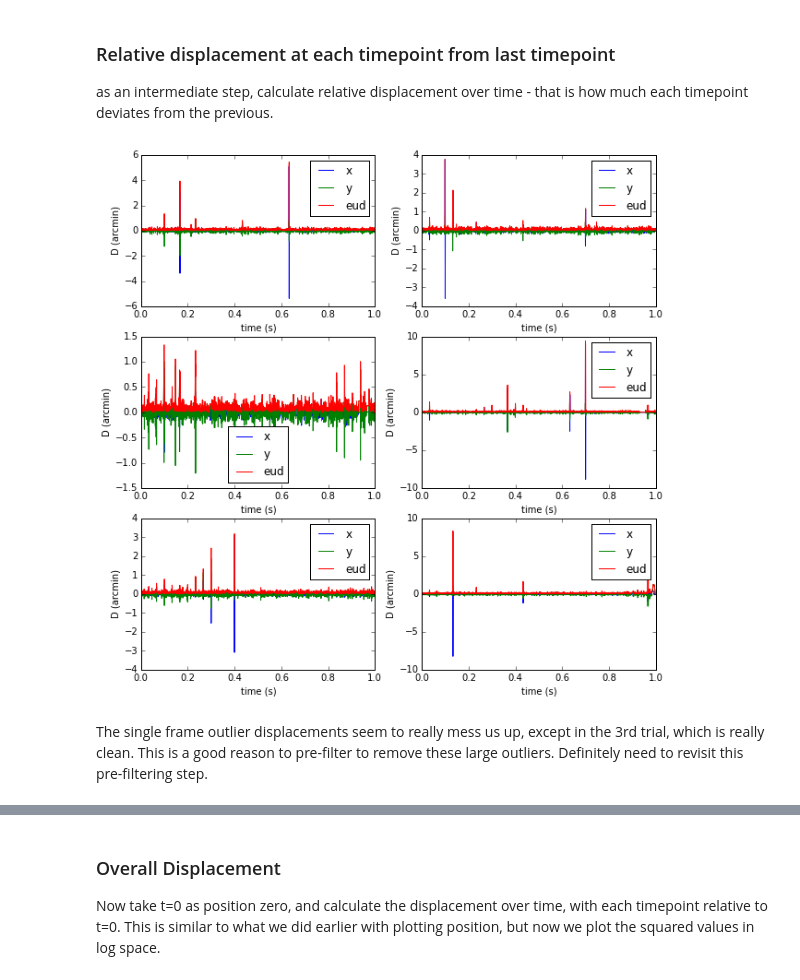
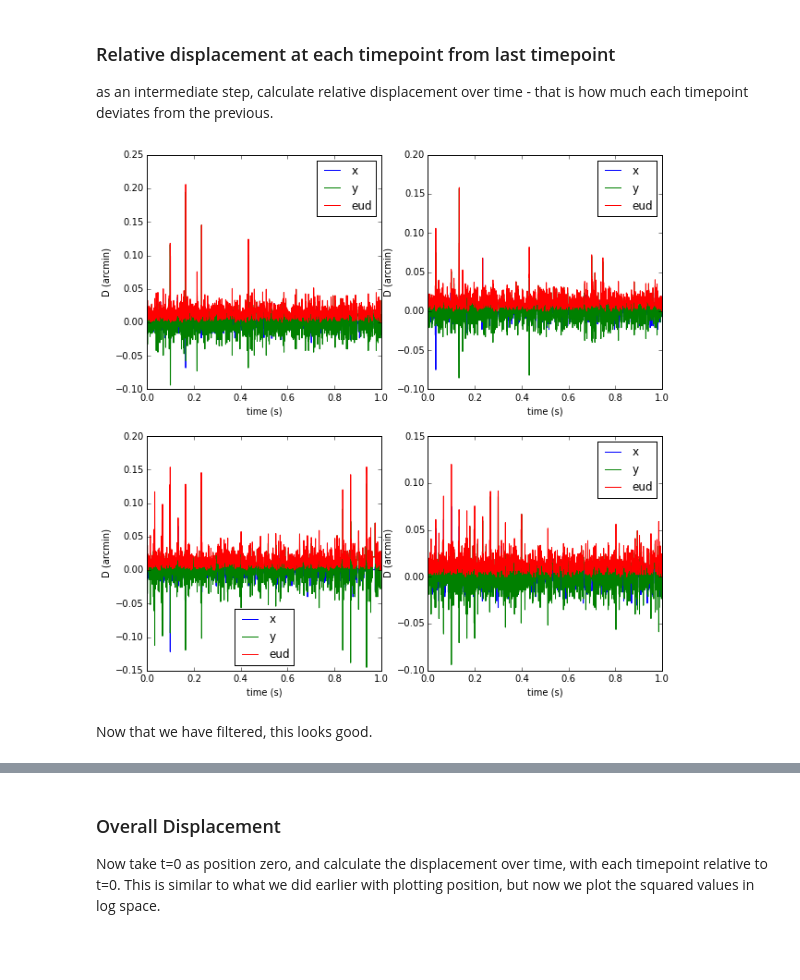
Before and after one commit to vdutell/eyemovement, a Jupyter notebook: Eye Movement Modeling.ipynb, the cells around one changed output, grey strips where cells are left out. Cells and saved outputs as stored; diff of their text form; code cells hidden in the pictures; blank space fills up the shorter version.

```diff
--- a/Eye Movement Modeling.ipynb
+++ b/Eye Movement Modeling.ipynb
@@ -231,10 +677,10 @@ import numpy as np
 from scipy.fftpack import fft
 
 fig, ax = plt.subplots(nrow, ncol, figsize=(10,10))
-tstep = float(2*len(trials[0].x)) #this is the Nyquist frequency (2x sampling rate)
+tstep = float(2*len(trialsf[0].x)) #this is the Nyquist frequency (2x sampling rate)
 
 for i, pl in enumerate(ax.flatten()):
-    trial = trials[i]
+    trial = trialsf[i]
 
     #X direction
     xfq = np.fft.fftshift(np.fft.fftfreq(len(trial.x), tstep))
@@ -262,16 +708,16 @@ from scipy.fftpack import fft
 from scipy import signal
 
 fig, ax = plt.subplots(nrow, ncol, figsize=(10,10))
-tstep = float(2*len(trials[0].x)) #this is the Nyquist frequency (2x sampling rate)
+tstep = float(2*len(trialsf[0].x)) #this is the Nyquist frequency (sampling rate 2x signal)
 #tstep = 10000
 
 for i, pl in enumerate(ax.flatten()):
-    trial = trials[i]
+    trial = trialsf[i]
 
     ##normalize data
     x = trial.x - np.mean(trial.x)
     y = trial.y - np.mean(trial.y)
-
+    ##detrend
     x = signal.detrend(x)
     y = signal.detrend(y)
 
@@ -281,6 +727,9 @@ for i, pl in enumerate(ax.flatten()):
     #Y direction
     yfq = np.fft.fftshift(np.fft.fftfreq(len(y), tstep))
     yps = np.fft.fftshift(np.abs(np.fft.fft(y)))
+    ##remove zero
+    xps[xfq==0] = 0
+    yps[yfq==0] = 0
     ##plot it
     pl.plot(xfq, xps, label = 'x')
     pl.plot(yfq, yps, label = 'y')
@@ -306,14 +755,14 @@ import numpy as np
 from scipy.fftpack import fft
 
 fig, ax = plt.subplots(nrow, ncol, figsize=(12,12)) #, sharex = True )
-tstep = float(2*len(trials[0].x)) #this is the Nyquist frequency (2x sampling rate)
+tstep = float(2*len(trialsf[0].x)) #this is the Nyquist frequency (2x sampling rate)
 
 ##calc number of rows needed with 2 cols (one for each of re/im/mag part of FFT)
 ncol = 2
-nrow = int(math.ceil(len(trials) / ncol))
+nrow = int(math.ceil(len(trialsf) / ncol))
 
 for i, pl in enumerate(ax.flatten()):
-    trial = trials[i]
+    trial = trialsf[i]
     #X direction
     xnu = np.fft.fftshift(np.fft.fftfreq(len(trial.x),tstep))
     xfq = np.fft.fftshift(np.fft.fft(trial.x)/len(trial.x))
@@ -380,15 +829,15 @@ IPython.OutputArea.auto_scroll_threshold = 100;
 import numpy as np
 from scipy.fftpack import fft
 
-tstep = 1/float(2*len(trials[0].x))-1 #this is the Nyquist frequency (2x sampling rate)
+tstep = 1/float(2*len(trialsf[0].x))-1 #this is the Nyquist frequency (2x sampling rate)
 #tstep = 10
 
 ##calc number of rows needed with 2 cols (one for each of re/im/mag part of FFT)
 ncol = 2
-nrow = int(math.ceil(len(trials) / ncol))
+nrow = int(math.ceil(len(trialsf) / ncol))
 
-for i in range(1,len(trials)):
-    trial = trials[i]
+for i in range(1,len(trialsf)):
+    trial = trialsf[i]
 
     #X direction
     xnu = np.fft.fftshift(np.fft.fftfreq(len(trial.x), tstep))
@@ -504,38 +951,38 @@ as an intermediate step, calculate relative displacement over time - that is how
 fig, ax = plt.subplots(nrow, ncol, figsize=(10,10)) #, sharex = True )
 
 ##calc number of rows needed with 2 cols (one for each of re/im/mag part of FFT)
 ncol = 2
-nrow = int(math.ceil(len(trials) / ncol))
+nrow = int(math.ceil(len(trialsf) / ncol))
 
 for i, pl in enumerate(ax.flatten()):
 
-    trial = trials[i]
+    trial = trialsf[i]
 
     ##the displacement is t+1 - t
     xt1 = trial.x[:-1]
     xt2 = trial.x[1:]
     xd = xt2-xt1 ##THIS IS OK for Numpy Arrays
     yt1 = trial.y[:-1]
     yt2 = trial.y[1:]
     yd = yt2-yt1
     eud = (xd**2 + yd**2)**.5
 
     pl.plot(trial.time[1:], xd, label = 'x')
     pl.plot(trial.time[1:], yd, label = 'y')
     pl.plot(trial.time[1:], eud, label = 'eud')
 
     #pl.set_xscale('log')
     #pl.set_yscale('log')
 
     pl.set_xlabel('time (s)')
     pl.set_ylabel('D (arcmin)')
 
 
     pl.legend(loc = 0)
 # %% [output]
-[figure, old version]
+[figure, new version]
-# %% [markdown]
-The single frame outlier displacements seem to really mess us up, except in the 3rd trial, which is really clean. This is a good reason to pre-filter to remove these large outliers. Definitely need to revisit this pre-filtering step.
+# %% [markdown]
+Now that we have filtered, this looks good.
 # %%
 fig, ax = plt.subplots(nrow, ncol, figsize=(10,10)) #, sharex = True )
 
```
Also changed, not shown: parts of 42 cells of this notebook.
